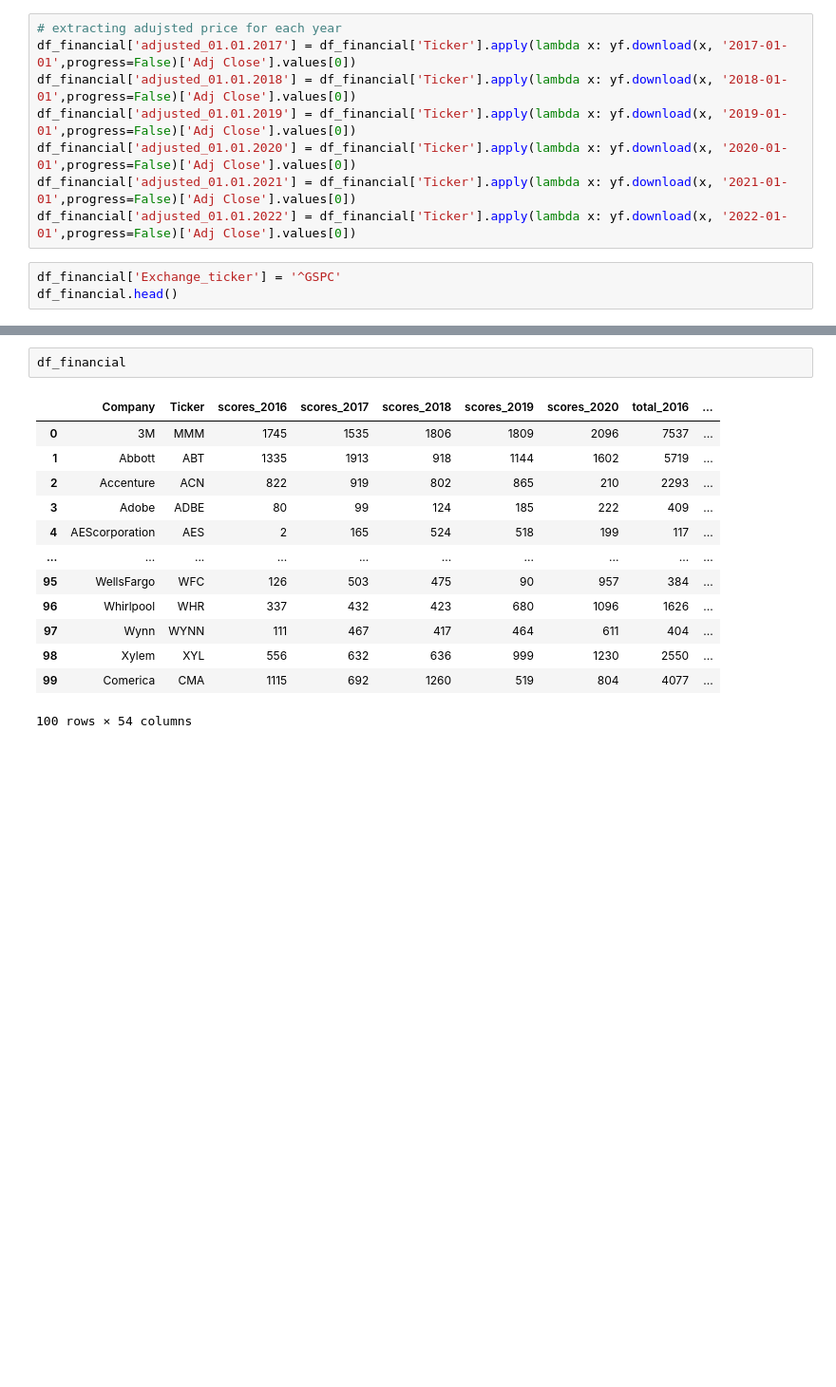
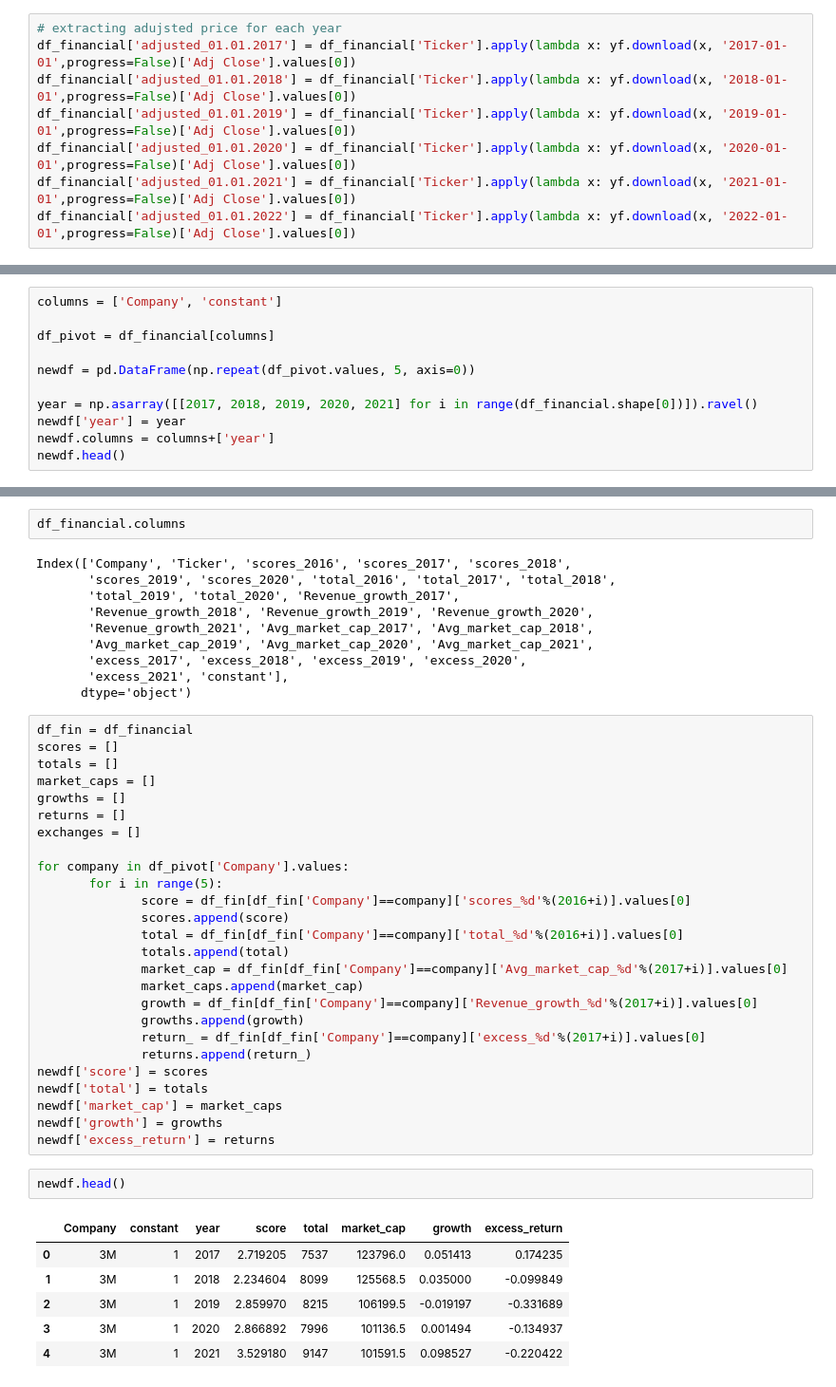
Before and after one commit to benjaminrike1/social_score, a Jupyter notebook: preprocessing_financial.ipynb, the cells around one changed output, grey strips where cells are left out. Shown at 95% size. Saved outputs shown, nothing was run; the diff lists cells and outputs as text; blank space fills up the shorter version.

```diff
--- a/financial_model.ipynb
+++ b/preprocessing_financial.ipynb
@@ -110,6 +88,3 @@ df_financial['adjusted_01.01.2019'] = df_financial['Ticker'].apply(lambda x: yf.
 df_financial['adjusted_01.01.2020'] = df_financial['Ticker'].apply(lambda x: yf.download(x, '2020-01-01',progress=False)['Adj Close'].values[0])
 df_financial['adjusted_01.01.2021'] = df_financial['Ticker'].apply(lambda x: yf.download(x, '2021-01-01',progress=False)['Adj Close'].values[0])
 df_financial['adjusted_01.01.2022'] = df_financial['Ticker'].apply(lambda x: yf.download(x, '2022-01-01',progress=False)['Adj Close'].values[0])
-# %%
-df_financial['Exchange_ticker'] = '^GSPC'
-df_financial.head()
@@ -136,0 +153,11 @@ df_financial['Exchangereturn_2021'] = df_financial['Exchange_01.01.2022']/df_fin
+# %%
+columns = ['Company', 'constant']
+
+df_pivot = df_financial[columns]
+
+newdf = pd.DataFrame(np.repeat(df_pivot.values, 5, axis=0))
+
+year = np.asarray([[2017, 2018, 2019, 2020, 2021] for i in range(df_financial.shape[0])]).ravel()
+newdf['year'] = year
+newdf.columns = columns+['year']
+newdf.head()
@@ -137,17 +171,48 @@ df_financial['Exchangereturn_2021'] = df_financial['Exchange_01.01.2022']/df_fin
 # %%
-df_financial
+df_financial.columns
 # %% [output]
-|  | Company | Ticker | scores_2016 | scores_2017 | scores_2018 | scores_2019 | scores_2020 | total_2016 | ... |
-| 0 | 3M | MMM | 1745 | 1535 | 1806 | 1809 | 2096 | 7537 | ... |
-| 1 | Abbott | ABT | 1335 | 1913 | 918 | 1144 | 1602 | 5719 | ... |
-| 2 | Accenture | ACN | 822 | 919 | 802 | 865 | 210 | 2293 | ... |
-| 3 | Adobe | ADBE | 80 | 99 | 124 | 185 | 222 | 409 | ... |
-| 4 | AEScorporation | AES | 2 | 165 | 524 | 518 | 199 | 117 | ... |
-| ... | ... | ... | ... | ... | ... | ... | ... | ... | ... |
-| 95 | WellsFargo | WFC | 126 | 503 | 475 | 90 | 957 | 384 | ... |
-| 96 | Whirlpool | WHR | 337 | 432 | 423 | 680 | 1096 | 1626 | ... |
-| 97 | Wynn | WYNN | 111 | 467 | 417 | 464 | 611 | 404 | ... |
-| 98 | Xylem | XYL | 556 | 632 | 636 | 999 | 1230 | 2550 | ... |
-| 99 | Comerica | CMA | 1115 | 692 | 1260 | 519 | 804 | 4077 | ... |
-100 rows × 54 columns
+Index(['Company', 'Ticker', 'scores_2016', 'scores_2017', 'scores_2018',
+       'scores_2019', 'scores_2020', 'total_2016', 'total_2017', 'total_2018',
+       'total_2019', 'total_2020', 'Revenue_growth_2017',
+       'Revenue_growth_2018', 'Revenue_growth_2019', 'Revenue_growth_2020',
+       'Revenue_growth_2021', 'Avg_market_cap_2017', 'Avg_market_cap_2018',
+       'Avg_market_cap_2019', 'Avg_market_cap_2020', 'Avg_market_cap_2021',
+       'excess_2017', 'excess_2018', 'excess_2019', 'excess_2020',
+       'excess_2021', 'constant'],
+      dtype='object')
+# %%
+df_fin = df_financial
+scores = []
+totals = []
+market_caps = []
+growths = []
+returns = []
+exchanges = []
+
+for company in df_pivot['Company'].values:
+       for i in range(5):
+              score = df_fin[df_fin['Company']==company]['scores_%d'%(2016+i)].values[0]
+              scores.append(score)
+              total = df_fin[df_fin['Company']==company]['total_%d'%(2016+i)].values[0]
+              totals.append(total)
+              market_cap = df_fin[df_fin['Company']==company]['Avg_market_cap_%d'%(2017+i)].values[0]
+              market_caps.append(market_cap)
+              growth = df_fin[df_fin['Company']==company]['Revenue_growth_%d'%(2017+i)].values[0]
+              growths.append(growth)
+              return_ = df_fin[df_fin['Company']==company]['excess_%d'%(2017+i)].values[0]
+              returns.append(return_)
+newdf['score'] = scores
+newdf['total'] = totals
+newdf['market_cap'] = market_caps
+newdf['growth'] = growths
+newdf['excess_return'] = returns
+# %%
+newdf.head()
+# %% [output]
+|  | Company | constant | year | score | total | market_cap | growth | excess_return |
+| 0 | 3M | 1 | 2017 | 2.719205 | 7537 | 123796.0 | 0.051413 | 0.174235 |
+| 1 | 3M | 1 | 2018 | 2.234604 | 8099 | 125568.5 | 0.035000 | -0.099849 |
+| 2 | 3M | 1 | 2019 | 2.859970 | 8215 | 106199.5 | -0.019197 | -0.331689 |
+| 3 | 3M | 1 | 2020 | 2.866892 | 7996 | 101136.5 | 0.001494 | -0.134937 |
+| 4 | 3M | 1 | 2021 | 3.529180 | 9147 | 101591.5 | 0.098527 | -0.220422 |
 # %%
```
Also changed, not shown: parts of 18 cells of this notebook, 2 other files.
